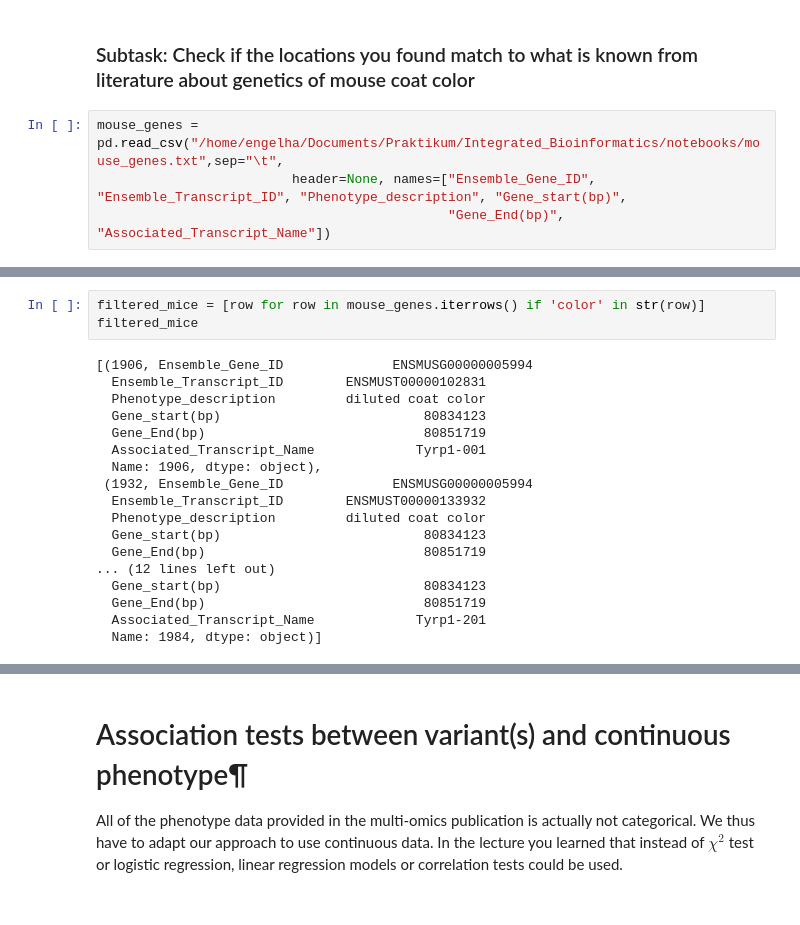
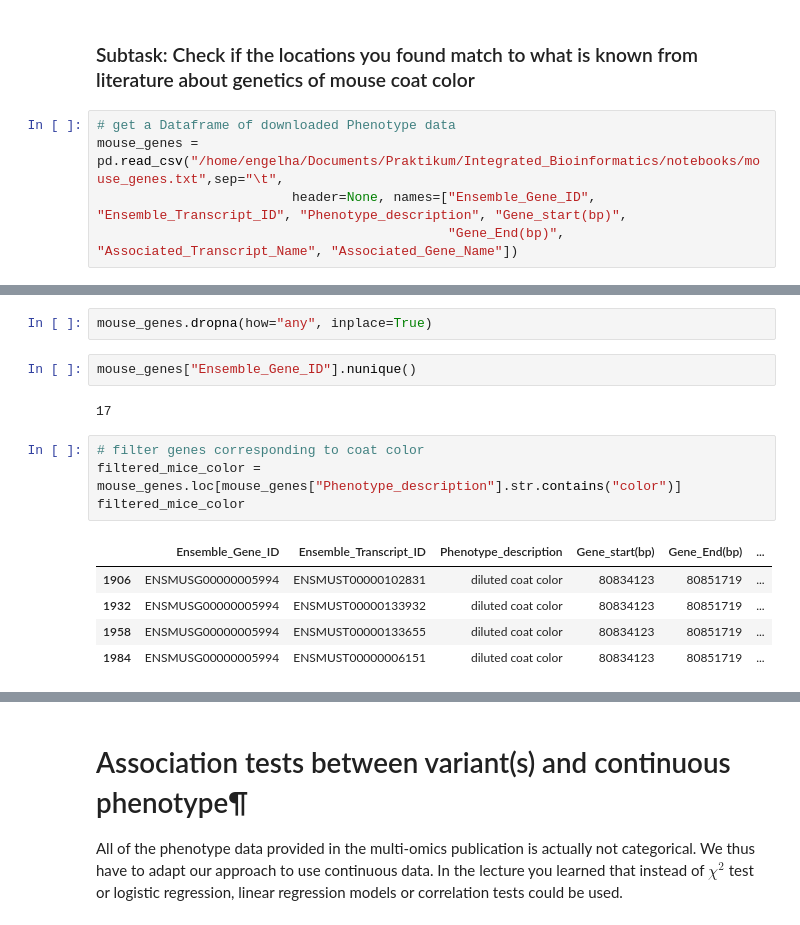
Before and after one commit to MeeNot/Integrated_Bioinformatics, a Jupyter notebook: notebooks/Day3_GWAS_part1.ipynb, the cells around one changed output, grey strips where cells are left out. Saved outputs shown, nothing was run; the diff lists cells and outputs as text.

```diff
--- a/notebooks/Day3_GWAS_part1.ipynb
+++ b/notebooks/Day3_GWAS_part1.ipynb
@@ -630,6 +632,7 @@ Saving to: ‘mouse_genes.txt’
 # %% [markdown]
 ### Subtask: Check if the locations you found match to what is known from literature about genetics of mouse coat color
 # %%
+# get a Dataframe of downloaded Phenotype data
 mouse_genes = pd.read_csv("/home/engelha/Documents/Praktikum/Integrated_Bioinformatics/notebooks/mouse_genes.txt",sep="\t",
                          header=None, names=["Ensemble_Gene_ID", "Ensemble_Transcript_ID", "Phenotype_description", "Gene_start(bp)",
-                                             "Gene_End(bp)", "Associated_Transcript_Name"])
+                                             "Gene_End(bp)", "Associated_Transcript_Name", "Associated_Gene_Name"])
@@ -645,21 +639,16 @@ mouse_genes.head()
-# %%
-filtered_mice = [row for row in mouse_genes.iterrows() if 'color' in str(row)]
-filtered_mice
-# %% [output]
-[(1906, Ensemble_Gene_ID              ENSMUSG00000005994
-  Ensemble_Transcript_ID        ENSMUST00000102831
-  Phenotype_description         diluted coat color
-  Gene_start(bp)                          80834123
-  Gene_End(bp)                            80851719
-  Associated_Transcript_Name             Tyrp1-001
-  Name: 1906, dtype: object),
- (1932, Ensemble_Gene_ID              ENSMUSG00000005994
-  Ensemble_Transcript_ID        ENSMUST00000133932
-  Phenotype_description         diluted coat color
-  Gene_start(bp)                          80834123
-  Gene_End(bp)                            80851719
-... (12 lines left out)
-  Gene_start(bp)                          80834123
-  Gene_End(bp)                            80851719
-  Associated_Transcript_Name             Tyrp1-201
-  Name: 1984, dtype: object)]
+# %%
+mouse_genes.dropna(how="any", inplace=True)
+# %%
+mouse_genes["Ensemble_Gene_ID"].nunique()
+# %% [output]
+17
+# %%
+# filter genes corresponding to coat color
+filtered_mice_color = mouse_genes.loc[mouse_genes["Phenotype_description"].str.contains("color")]
+filtered_mice_color
+# %% [output]
+|  | Ensemble_Gene_ID | Ensemble_Transcript_ID | Phenotype_description | Gene_start(bp) | Gene_End(bp) | ... |
+| 1906 | ENSMUSG00000005994 | ENSMUST00000102831 | diluted coat color | 80834123 | 80851719 | ... |
+| 1932 | ENSMUSG00000005994 | ENSMUST00000133932 | diluted coat color | 80834123 | 80851719 | ... |
+| 1958 | ENSMUSG00000005994 | ENSMUST00000133655 | diluted coat color | 80834123 | 80851719 | ... |
+| 1984 | ENSMUSG00000005994 | ENSMUST00000006151 | diluted coat color | 80834123 | 80851719 | ... |
```
Also changed, not shown: parts of 15 cells of this notebook.
